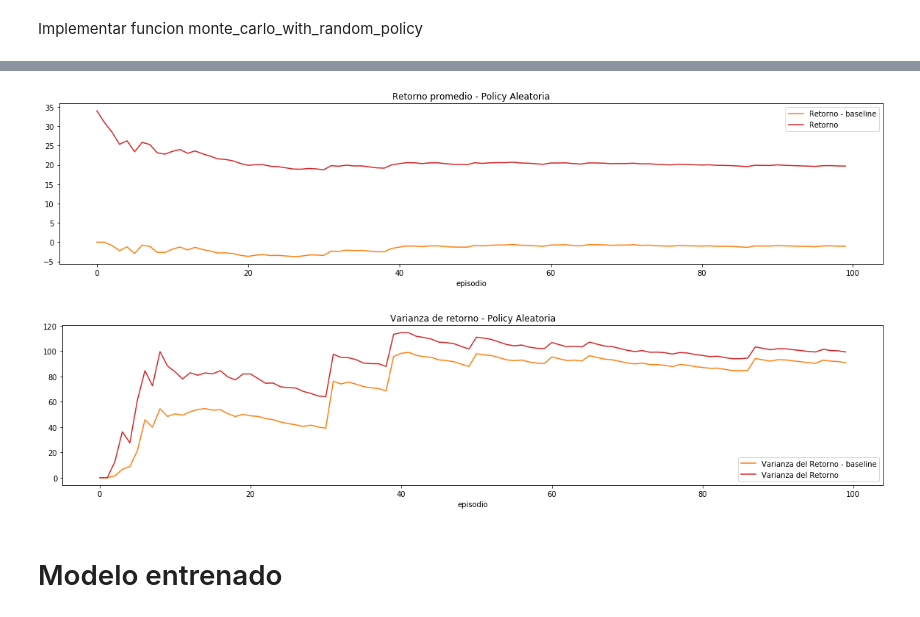
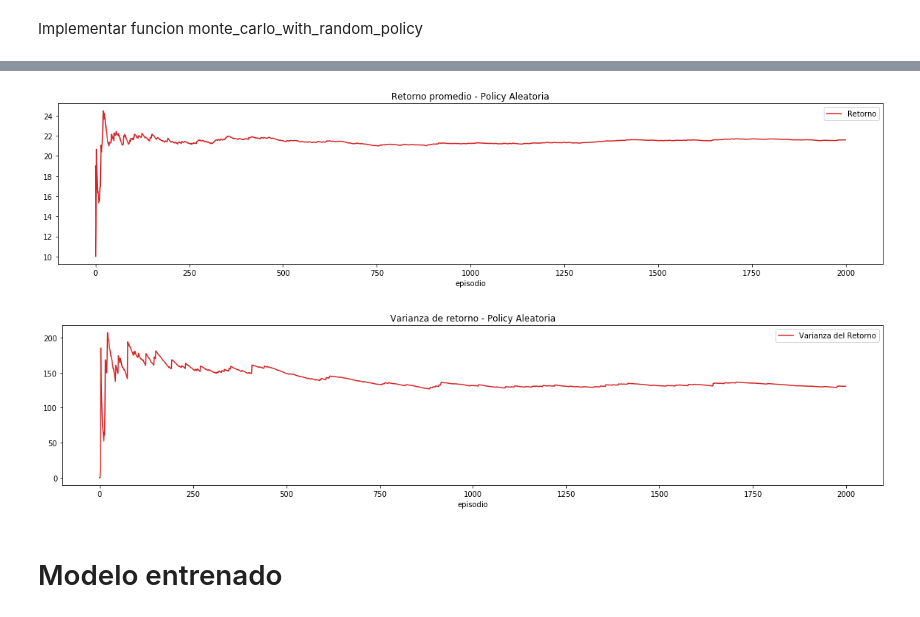
Before and after one commit to deeplearning-itba/REINFORCE-Algorithm, a Jupyter notebook: 01_Monte_Carlo_colab.ipynb, the cells around one changed output, grey strips where cells are left out. Cells and saved outputs as stored; diff of their text form; code cells hidden in the pictures.

```diff
--- a/01_Monte_Carlo_colab.ipynb
+++ b/01_Monte_Carlo_colab.ipynb
@@ -130,7 +131,6 @@ def monte_carlo_with_random_policy(env, seed=42, N=500):
   running_variance = RunningVariance()
   run_var = []
   run_mean = []
-  return_with_baseline = []
   for i in range(N):
     print(f'\rEpisodio: {i}', end='')
     observations, actions, rewards = run_episode_with_random_policy(env, seed=seed)
@@ -151,0 +147,3 @@ AttributeError: ignored
+# %%
+# Cambiar de entornos env_cp y env_ll
+run_mean, run_var, returns = monte_carlo_with_random_policy(env_cp, N=2000)
@@ -239,23 +370,19 @@ _ = plt.hist(returns, 50)
 # %%
-N=500
 plt.figure(figsize=(20,4))
-# plt.scatter(range(len(returns[:N])), returns[:N], c='C0')
-plt.plot(estimated_V[:N], c='C1', label='Retorno - baseline')
-plt.plot(run_mean[:N], c='C3', label='Retorno')
+plt.plot(run_mean, c='C3', label='Retorno')
 plt.title('Retorno promedio - Policy Aleatoria')
 plt.xlabel('episodio')
 plt.legend()
 plt.show()
 plt.figure(figsize=(20,4))
-plt.plot(variance_V[:N],  c='C1', label='Varianza del Retorno - baseline')
 plt.plot(run_var, c='C3', label='Varianza del Retorno')
 plt.title('Varianza de retorno - Policy Aleatoria')
 plt.xlabel('episodio')
 plt.legend()
 plt.show()
 # %% [output]
-[figure, old version]
+[figure, new version]
-[figure, old version]
+[figure, new version]
 # %% [markdown]
 # Modelo entrenado
 # %%
```
Also changed, not shown: parts of 36 cells of this notebook.
